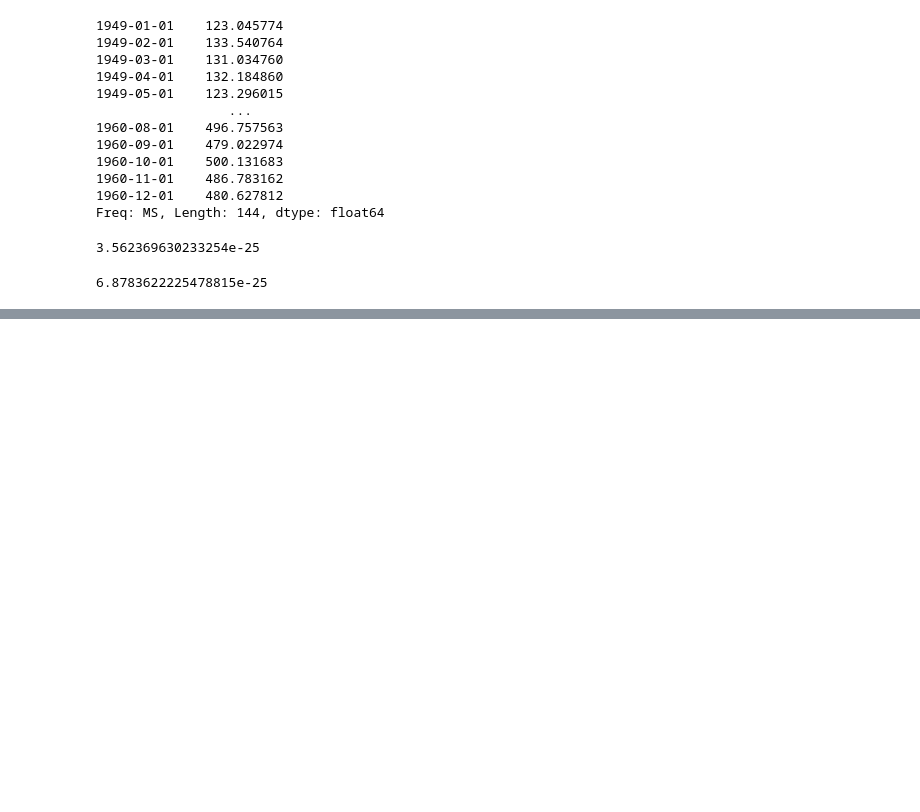
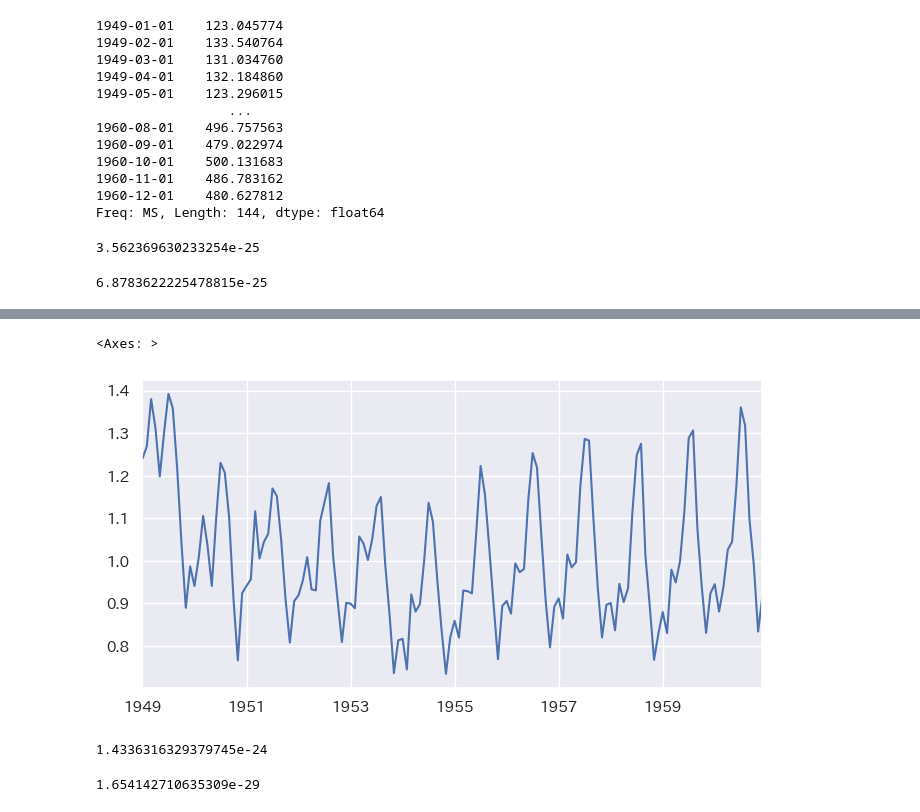
Before and after one commit to maton369/Python_Time_Series_Intro, a Jupyter notebook: 3-2-季節調整とトレンド除去.ipynb, the cells around one changed output, grey strips where cells are left out. Drawn from its saved outputs; the diff is of its cells as text; code cells hidden in the pictures; blank space fills up the shorter version.

```diff
--- a/3-2-季節調整とトレンド除去.ipynb
+++ b/3-2-季節調整とトレンド除去.ipynb
@@ -747,0 +824,21 @@ sum((desea_sk_mul["value"] - deseasonalized_mul.to_period()) ** 2)
+# %%
+# ==========================================================
+# 線形トレンドの推定とトレンド除去（乗法型モデル）
+# ==========================================================
+# 加法型では「y_t = T_t + e_t」とするのに対し、
+# 乗法型では「y_t = T_t × e_t」とみなす。
+#
+# ・lm_model.fittedvalues … トレンド成分（回帰により推定された値）
+# ・air_passengers['value'] / lm_model.fittedvalues …
+#     トレンドを除去した（正規化された）系列。
+#
+# この除去後の系列では、値が1付近に集まっていれば
+# トレンドが適切に除去されているといえる。
+# ==========================================================
+
+# 乗法型のトレンド除去
+detrend_ols_mul = air_passengers["value"] / lm_model.fittedvalues
+detrend_ols_mul.plot()
+# %% [output]
+<Axes: >
+[figure, added]
@@ -747,0 +891,29 @@ sum((desea_sk_mul["value"] - deseasonalized_mul.to_period()) ** 2)
+# %%
+# ==========================================================
+# 参考：推定結果（OLS法とsktimeのDetrender）の比較
+# ==========================================================
+# detrend_ols       ：手動でOLS回帰によりトレンドを除去した結果
+# detrend_ols_sk    ：sktimeのDetrenderで除去した結果
+#
+# それぞれの系列の差（誤差二乗和）を計算して比較。
+# 値が 0 に近ければ、両者がほぼ同一のトレンド除去結果を
+# 与えていることを意味する。
+# ==========================================================
+
+sum((detrend_ols.to_period() - detrend_ols_sk["value"]) ** 2)
+# %% [output]
+1.4336316329379745e-24
+# %%
+# ==========================================================
+# 参考：推定結果（乗法型トレンド除去）の比較
+# ==========================================================
+# detrend_ols_mul       ：手動でOLSにより乗法型トレンドを除去した結果
+# detrend_ols_sk_mul    ：sktimeのDetrender（乗法型）で除去した結果
+#
+# 二乗誤差を算出して、両者の一致度を確認する。
+# 値が 0 に近いほど、両者のトレンド除去結果がほぼ同じであることを示す。
+# ==========================================================
+
+sum((detrend_ols_mul.to_period() - detrend_ols_sk_mul["value"]) ** 2)
+# %% [output]
+1.654142710635309e-29
```
Also changed, not shown: parts of 5 cells of this notebook.
